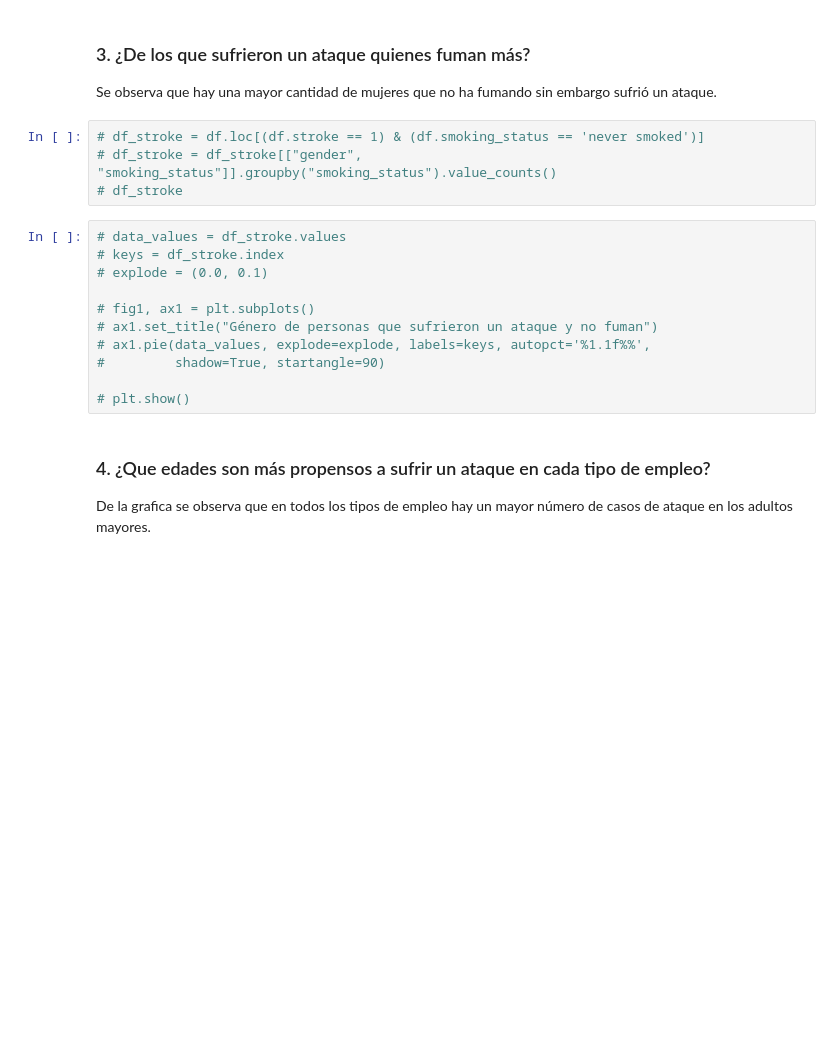
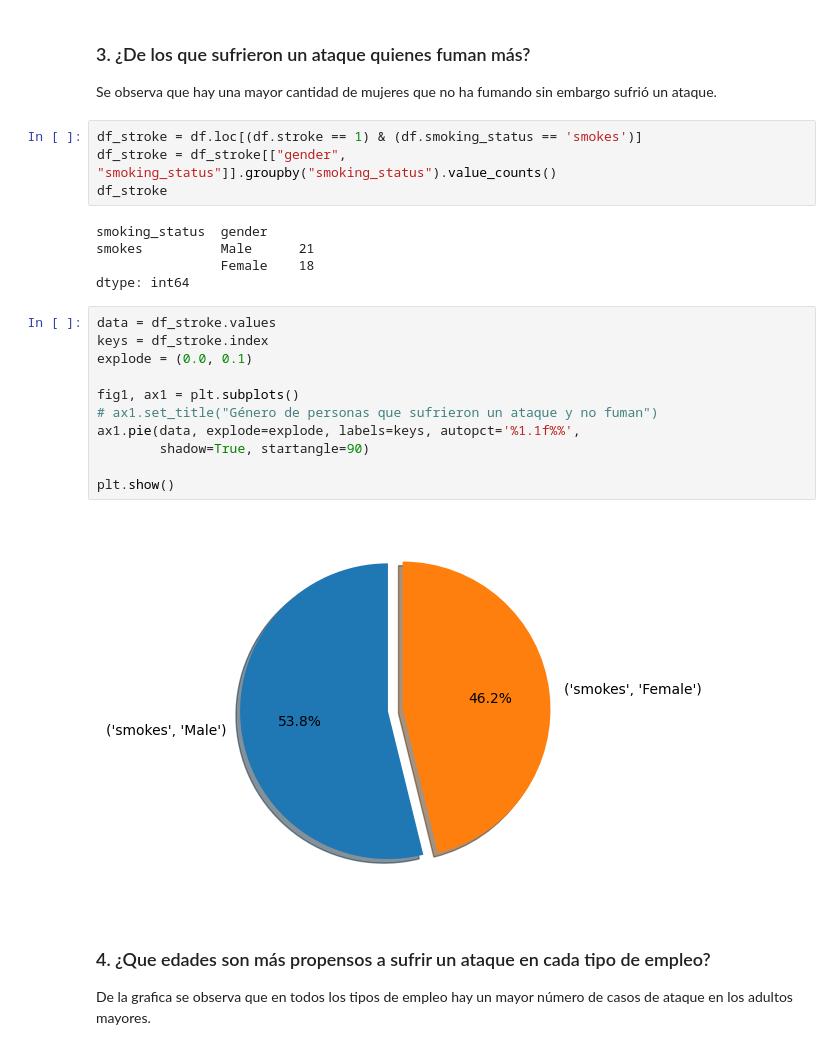
Before and after one commit to jbardalesr/macrodata-projects, a Jupyter notebook: Laboratorio2/PC2_Riesgo_accidente_cerebrovascultar.ipynb, the cells around one changed output. Drawn from its saved outputs; the diff is of its cells as text; blank space fills up the shorter version.

```diff
--- a/Laboratorio2/PC2_Riesgo_accidente_cerebrovascultar.ipynb
+++ b/Laboratorio2/PC2_Riesgo_accidente_cerebrovascultar.ipynb
@@ -258,20 +247,27 @@ plt.show()
 ### 3. ¿De los que sufrieron un ataque quienes fuman más?
 Se observa que hay una mayor cantidad de mujeres que no ha fumando sin embargo sufrió un ataque.
 # %%
-# df_stroke = df.loc[(df.stroke == 1) & (df.smoking_status == 'never smoked')]
-# df_stroke = df_stroke[["gender", "smoking_status"]].groupby("smoking_status").value_counts()
-# df_stroke
+df_stroke = df.loc[(df.stroke == 1) & (df.smoking_status == 'smokes')]
+df_stroke = df_stroke[["gender", "smoking_status"]].groupby("smoking_status").value_counts()
+df_stroke
+# %% [output]
+smoking_status  gender
+smokes          Male      21
+                Female    18
+dtype: int64
 # %%
-# data_values = df_stroke.values
-# keys = df_stroke.index
-# explode = (0.0, 0.1)
+data = df_stroke.values
+keys = df_stroke.index
+explode = (0.0, 0.1)
 
-# fig1, ax1 = plt.subplots()
+fig1, ax1 = plt.subplots()
 # ax1.set_title("Género de personas que sufrieron un ataque y no fuman")
-# ax1.pie(data_values, explode=explode, labels=keys, autopct='%1.1f%%',
-#         shadow=True, startangle=90)
+ax1.pie(data, explode=explode, labels=keys, autopct='%1.1f%%',
+        shadow=True, startangle=90)
 
-# plt.show()
+plt.show()
+# %% [output]
+[figure, added]
 # %% [markdown]
 ### 4. ¿Que edades son más propensos a sufrir un ataque en cada tipo de empleo?
 De la grafica se observa que en todos los tipos de empleo hay un mayor número de casos de ataque en los adultos mayores.
```
Also changed, not shown: parts of 14 cells of this notebook, 1 other file.
